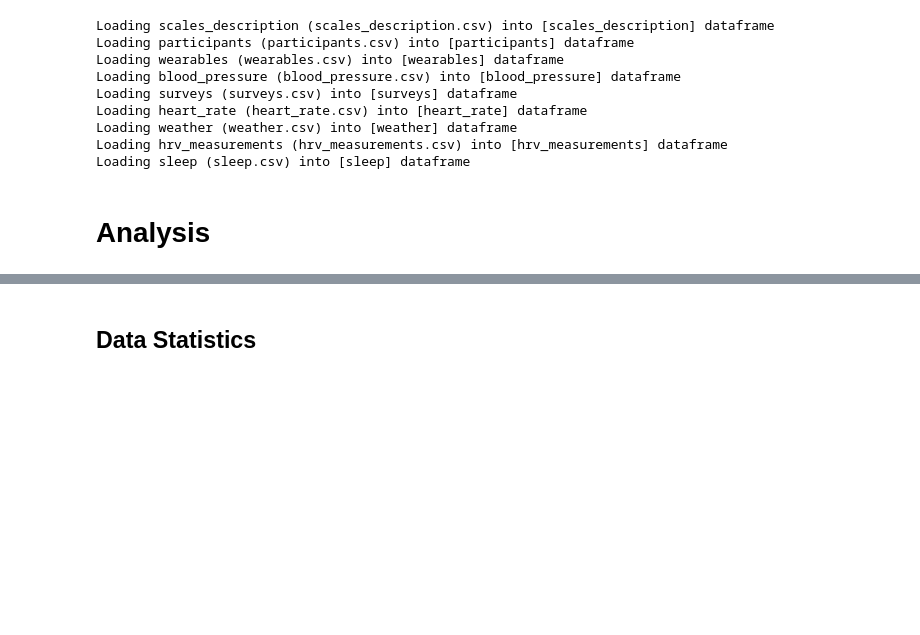
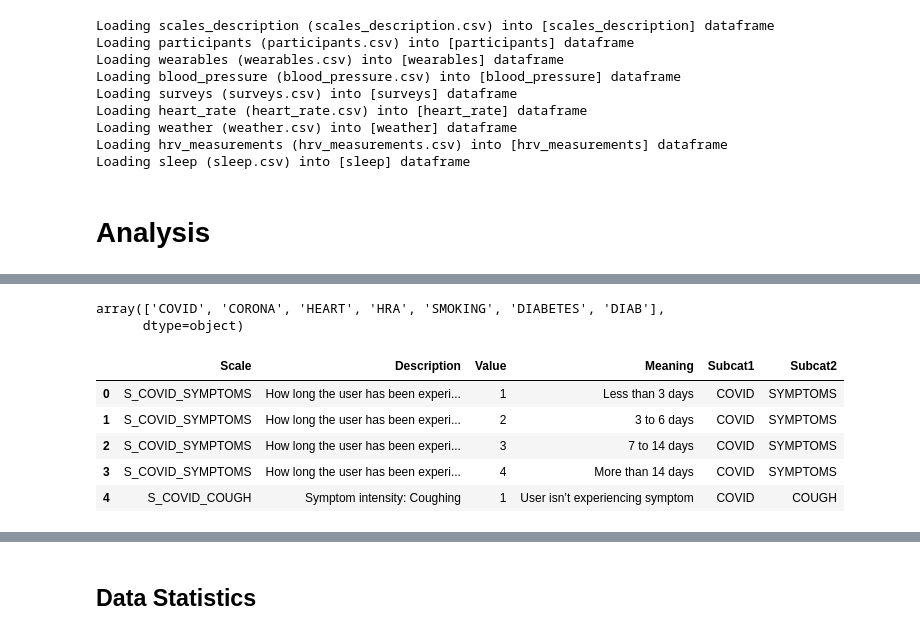
Before and after one commit to AIPI510/aipi510-fall24, a Jupyter notebook: ta4-trackstars.ipynb, the cells around one changed output, grey strips where cells are left out. Cells and saved outputs as stored; diff of their text form; code cells hidden in the pictures; blank space fills up the shorter version.

```diff
--- a/ta4-trackstars.ipynb
+++ b/ta4-trackstars.ipynb
@@ -144,0 +168,14 @@ heart_rate
+# %%
+df['Subcat1'].unique()
+# %% [output]
+array(['COVID', 'CORONA', 'HEART', 'HRA', 'SMOKING', 'DIABETES', 'DIAB'],
+      dtype=object)
+# %%
+df.head()
+# %% [output]
+|  | Scale | Description | Value | Meaning | Subcat1 | Subcat2 |
+| 0 | S_COVID_SYMPTOMS | How long the user has been experi... | 1 | Less than 3 days | COVID | SYMPTOMS |
+| 1 | S_COVID_SYMPTOMS | How long the user has been experi... | 2 | 3 to 6 days | COVID | SYMPTOMS |
+| 2 | S_COVID_SYMPTOMS | How long the user has been experi... | 3 | 7 to 14 days | COVID | SYMPTOMS |
+| 3 | S_COVID_SYMPTOMS | How long the user has been experi... | 4 | More than 14 days | COVID | SYMPTOMS |
+| 4 | S_COVID_COUGH | Symptom intensity: Coughing | 1 | User isn’t experiencing symptom | COVID | COUGH |
```
Also changed, not shown: parts of 24 cells of this notebook.
